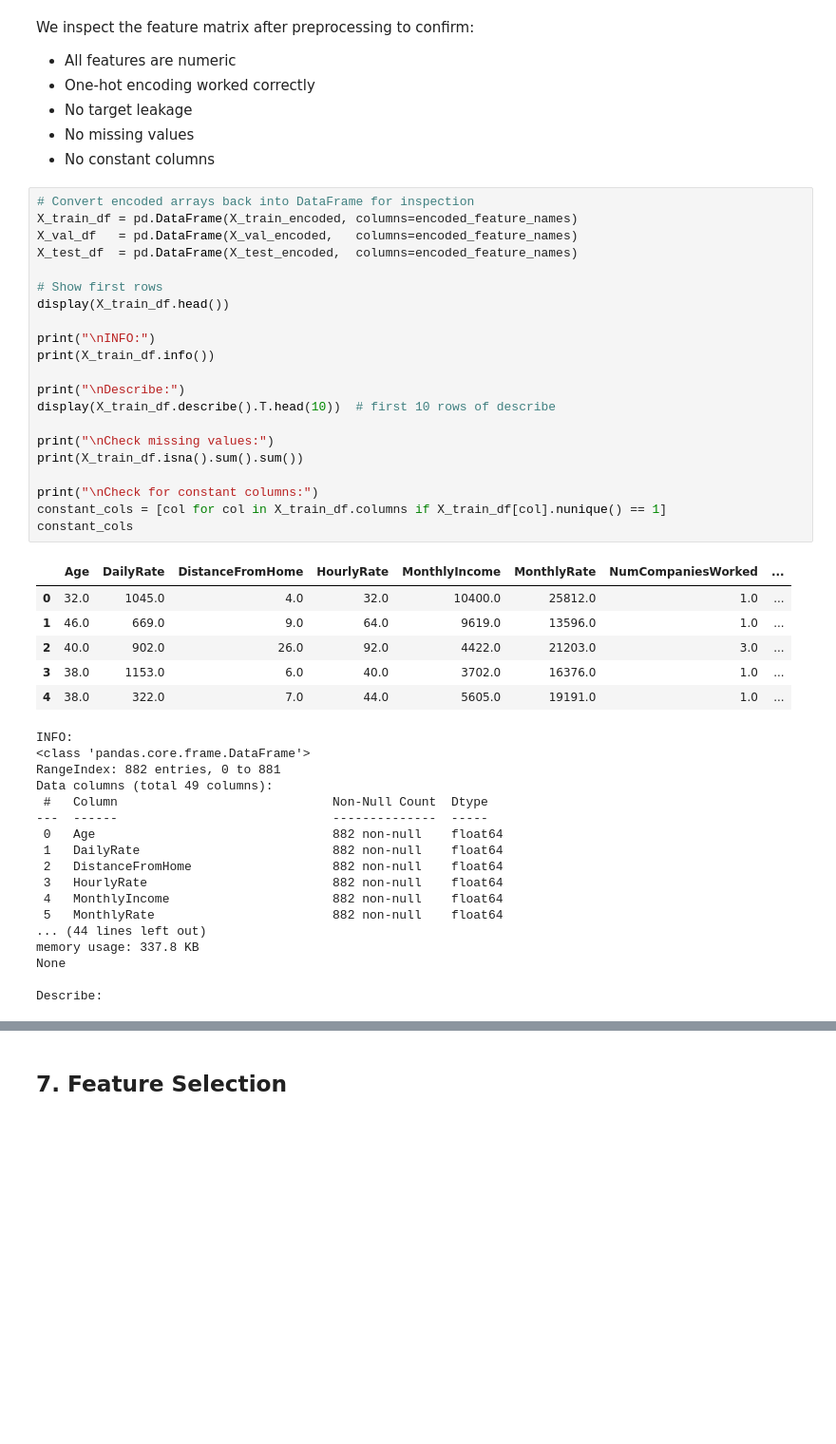
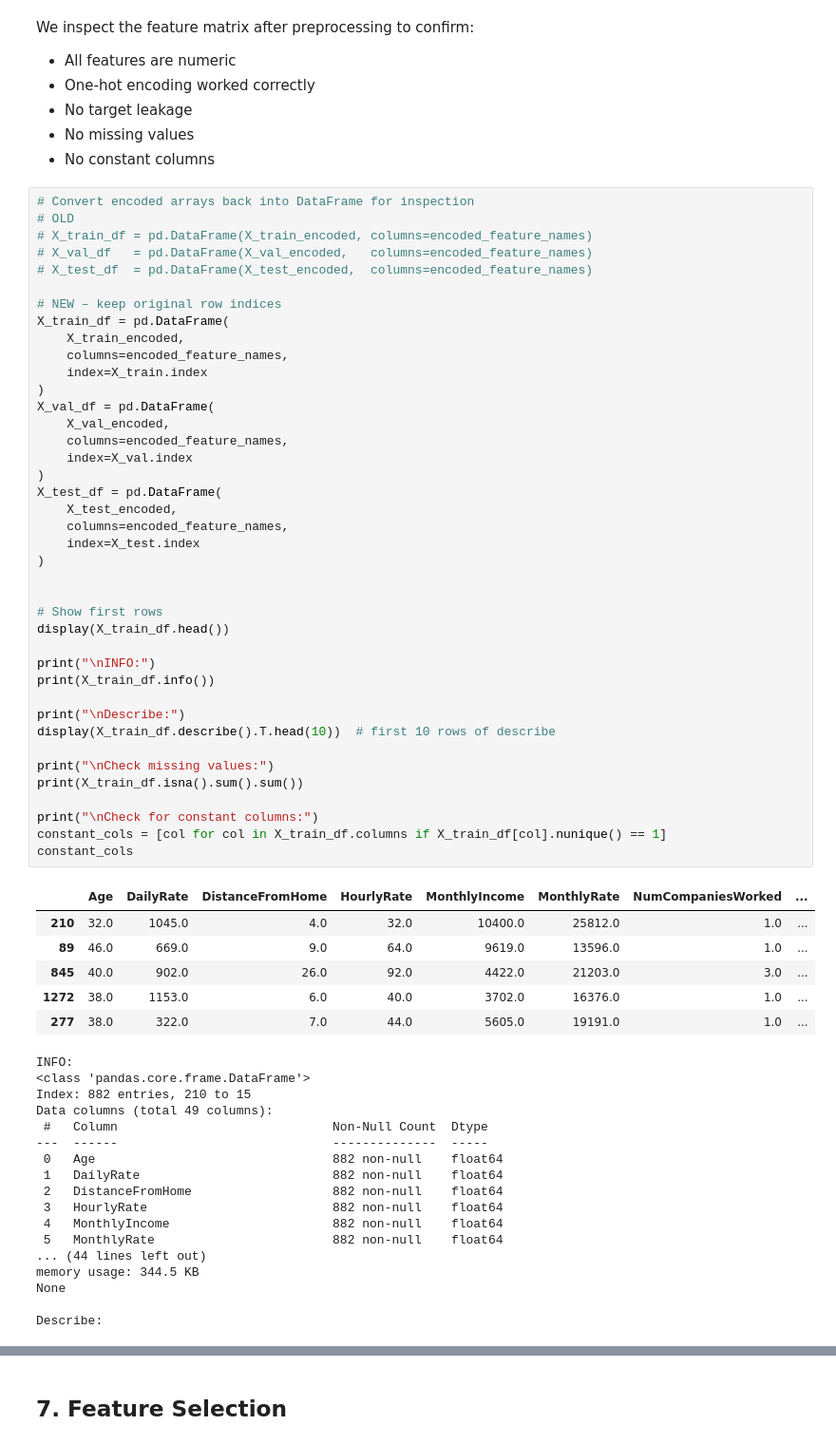
Before and after one commit to SofSalvadoIMS/EDSB25-PredictingEmployeeAttrition-GROUP11, a Jupyter notebook: notebooks/model.ipynb, the cells around one changed output, grey strips where cells are left out. Shown at 95% size. Saved outputs shown, nothing was run; the diff lists cells and outputs as text; blank space fills up the shorter version.

```diff
--- a/notebooks/model.ipynb
+++ b/notebooks/model.ipynb
@@ -403,35 +418,54 @@ We inspect the feature matrix after preprocessing to confirm:
 - No constant columns
 # %%
 # Convert encoded arrays back into DataFrame for inspection
-X_train_df = pd.DataFrame(X_train_encoded, columns=encoded_feature_names)
-X_val_df   = pd.DataFrame(X_val_encoded,   columns=encoded_feature_names)
-X_test_df  = pd.DataFrame(X_test_encoded,  columns=encoded_feature_names)
+# OLD
+# X_train_df = pd.DataFrame(X_train_encoded, columns=encoded_feature_names)
+# X_val_df   = pd.DataFrame(X_val_encoded,   columns=encoded_feature_names)
+# X_test_df  = pd.DataFrame(X_test_encoded,  columns=encoded_feature_names)
+
+# NEW – keep original row indices
+X_train_df = pd.DataFrame(
+    X_train_encoded,
+    columns=encoded_feature_names,
+    index=X_train.index
+)
+X_val_df = pd.DataFrame(
+    X_val_encoded,
+    columns=encoded_feature_names,
+    index=X_val.index
+)
+X_test_df = pd.DataFrame(
+    X_test_encoded,
+    columns=encoded_feature_names,
+    index=X_test.index
+)
+
 
 # Show first rows
 display(X_train_df.head())
 
 print("\nINFO:")
 print(X_train_df.info())
 
 print("\nDescribe:")
 display(X_train_df.describe().T.head(10))  # first 10 rows of describe
 
 print("\nCheck missing values:")
 print(X_train_df.isna().sum().sum())
 
 print("\nCheck for constant columns:")
 constant_cols = [col for col in X_train_df.columns if X_train_df[col].nunique() == 1]
 constant_cols
 # %% [output]
 |  | Age | DailyRate | DistanceFromHome | HourlyRate | MonthlyIncome | MonthlyRate | NumCompaniesWorked | ... |
-| 0 | 32.0 | 1045.0 | 4.0 | 32.0 | 10400.0 | 25812.0 | 1.0 | ... |
-| 1 | 46.0 | 669.0 | 9.0 | 64.0 | 9619.0 | 13596.0 | 1.0 | ... |
-| 2 | 40.0 | 902.0 | 26.0 | 92.0 | 4422.0 | 21203.0 | 3.0 | ... |
-| 3 | 38.0 | 1153.0 | 6.0 | 40.0 | 3702.0 | 16376.0 | 1.0 | ... |
-| 4 | 38.0 | 322.0 | 7.0 | 44.0 | 5605.0 | 19191.0 | 1.0 | ... |
+| 210 | 32.0 | 1045.0 | 4.0 | 32.0 | 10400.0 | 25812.0 | 1.0 | ... |
+| 89 | 46.0 | 669.0 | 9.0 | 64.0 | 9619.0 | 13596.0 | 1.0 | ... |
+| 845 | 40.0 | 902.0 | 26.0 | 92.0 | 4422.0 | 21203.0 | 3.0 | ... |
+| 1272 | 38.0 | 1153.0 | 6.0 | 40.0 | 3702.0 | 16376.0 | 1.0 | ... |
+| 277 | 38.0 | 322.0 | 7.0 | 44.0 | 5605.0 | 19191.0 | 1.0 | ... |
 INFO:
 <class 'pandas.core.frame.DataFrame'>
-RangeIndex: 882 entries, 0 to 881
+Index: 882 entries, 210 to 15
 Data columns (total 49 columns):
  #   Column                             Non-Null Count  Dtype
 ---  ------                             --------------  -----
@@ -442,7 +476,7 @@ Data columns (total 49 columns):
  4   MonthlyIncome                      882 non-null    float64
  5   MonthlyRate                        882 non-null    float64
 ... (44 lines left out)
-memory usage: 337.8 KB
+memory usage: 344.5 KB
 None
 
 Describe:
```
Also changed, not shown: parts of 35 cells of this notebook.
